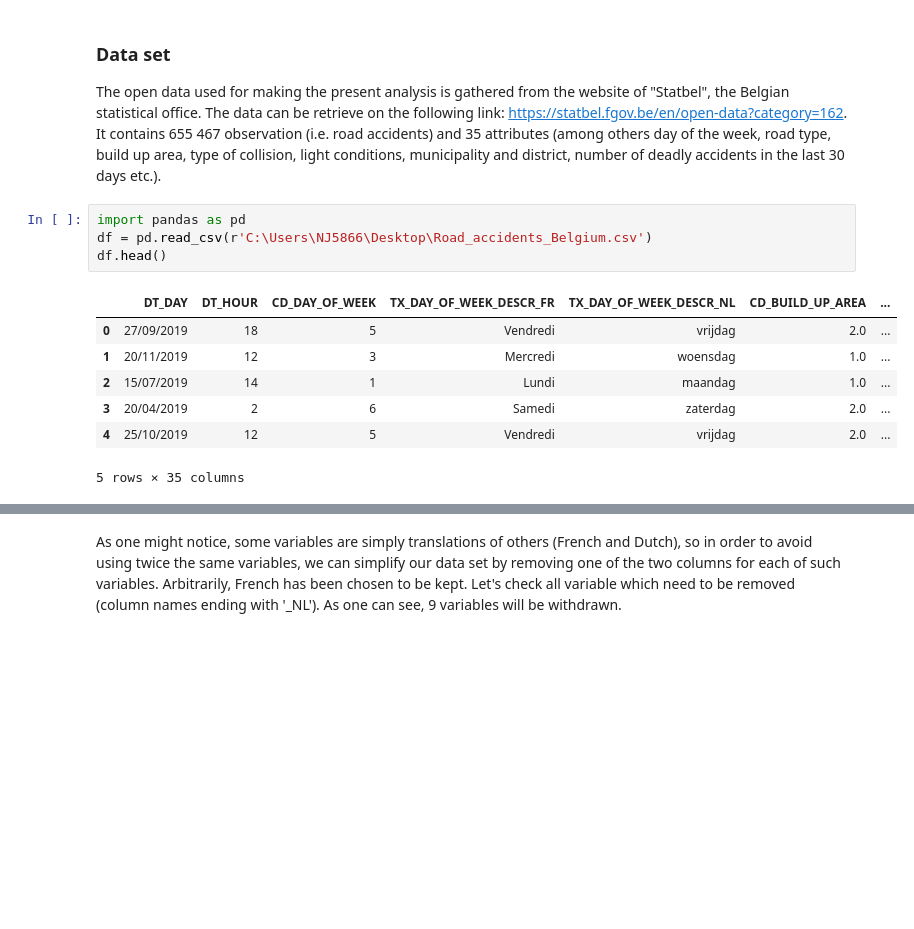
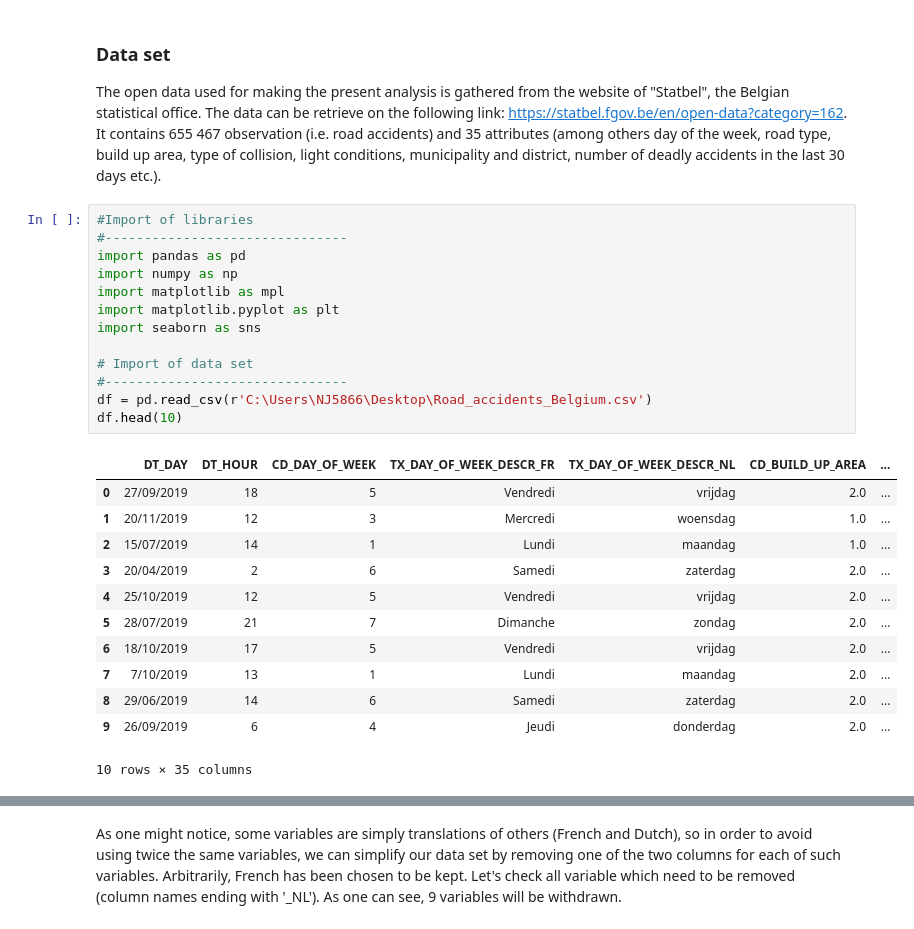
Before and after one commit to fmontoisy/Data-Science-IBM-Coursera, a Jupyter notebook: Final presentation capstone project.ipynb, the cells around one changed output, grey strips where cells are left out. Drawn from its saved outputs; the diff is of its cells as text; blank space fills up the shorter version.

Commit message:
Add files via upload
Starting Exploratory Data Analysis

```diff
--- a/Final presentation capstone project.ipynb
+++ b/Final presentation capstone project.ipynb
@@ -10,14 +10,28 @@ This notebook presents the results of the investigations on the probabilities of
 ### Data set
 The open data used for making the present analysis is gathered from the website of "Statbel", the Belgian statistical office. The data can be retrieve on the following link: https://statbel.fgov.be/en/open-data?category=162. It contains 655 467 observation (i.e. road accidents) and 35 attributes (among others day of the week, road type, build up area, type of collision, light conditions, municipality and district, number of deadly accidents in the last 30 days etc.).
 # %%
+#Import of libraries
+#-------------------------------
 import pandas as pd
+import numpy as np
+import matplotlib as mpl
+import matplotlib.pyplot as plt
+import seaborn as sns
+
+# Import of data set
+#-------------------------------
 df = pd.read_csv(r'C:\Users\NJ5866\Desktop\Road_accidents_Belgium.csv')
-df.head()
+df.head(10)
 # %% [output]
 |  | DT_DAY | DT_HOUR | CD_DAY_OF_WEEK | TX_DAY_OF_WEEK_DESCR_FR | TX_DAY_OF_WEEK_DESCR_NL | CD_BUILD_UP_AREA | ... |
 | 0 | 27/09/2019 | 18 | 5 | Vendredi | vrijdag | 2.0 | ... |
 | 1 | 20/11/2019 | 12 | 3 | Mercredi | woensdag | 1.0 | ... |
 | 2 | 15/07/2019 | 14 | 1 | Lundi | maandag | 1.0 | ... |
 | 3 | 20/04/2019 | 2 | 6 | Samedi | zaterdag | 2.0 | ... |
 | 4 | 25/10/2019 | 12 | 5 | Vendredi | vrijdag | 2.0 | ... |
+| 5 | 28/07/2019 | 21 | 7 | Dimanche | zondag | 2.0 | ... |
+| 6 | 18/10/2019 | 17 | 5 | Vendredi | vrijdag | 2.0 | ... |
+| 7 | 7/10/2019 | 13 | 1 | Lundi | maandag | 2.0 | ... |
+| 8 | 29/06/2019 | 14 | 6 | Samedi | zaterdag | 2.0 | ... |
+| 9 | 26/09/2019 | 6 | 4 | Jeudi | donderdag | 2.0 | ... |
-5 rows × 35 columns
+10 rows × 35 columns
```
Also changed, not shown: parts of 10 cells of this notebook.
